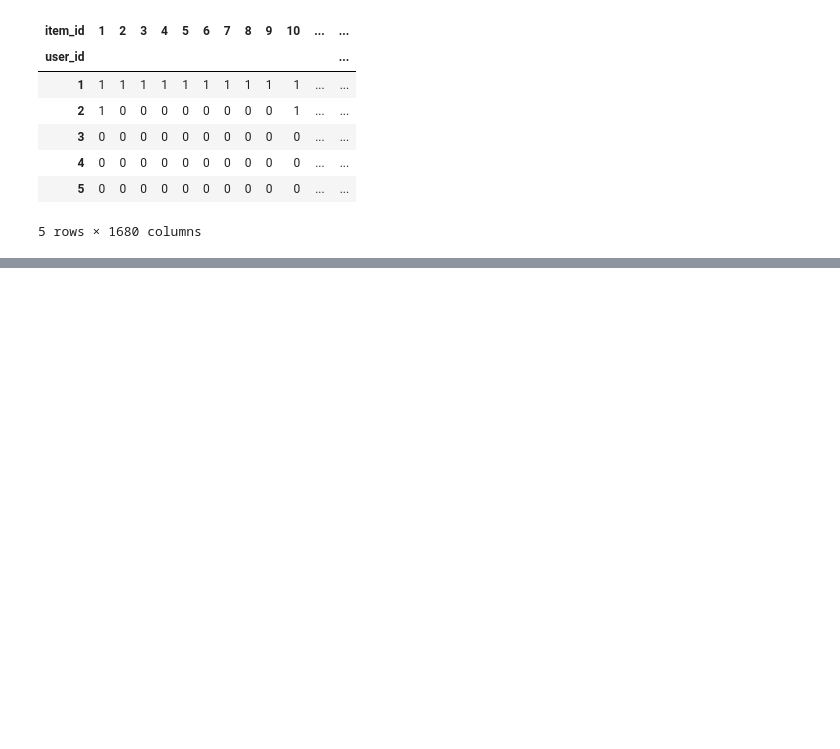
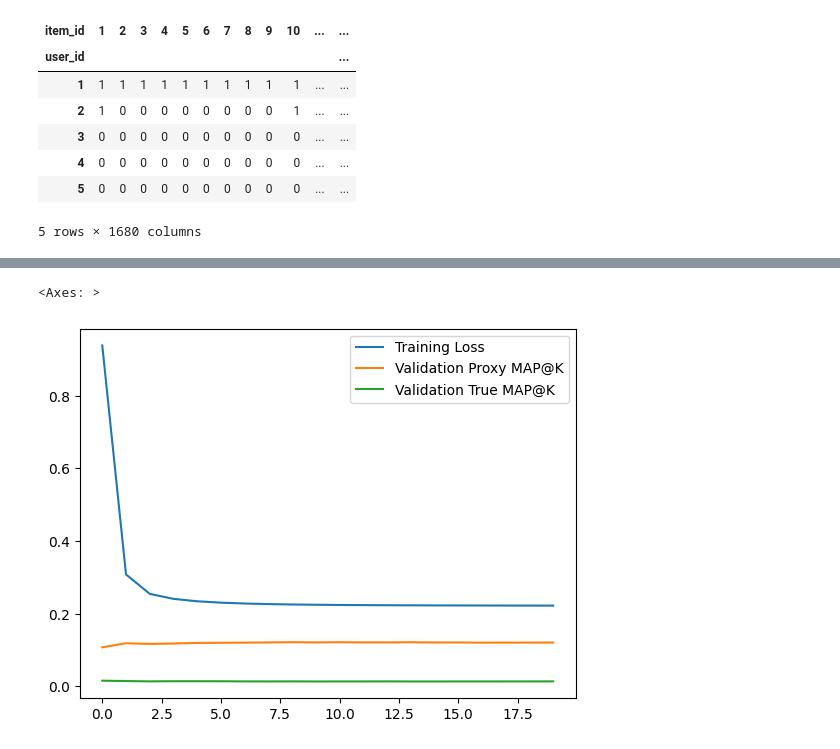
Before and after one commit to sebzhao/proxy-objective-recsys, a Jupyter notebook: movielens.ipynb, the cells around one changed output, grey strips where cells are left out. Drawn from its saved outputs; the diff is of its cells as text; code cells hidden in the pictures; blank space fills up the shorter version.

```diff
--- a/movielens.ipynb
+++ b/movielens.ipynb
@@ -203,0 +289,5 @@ sns.lineplot(x=range(1, len(losses)+1), y=losses)
+# %%
+sns.lineplot(data=data.iloc[:20], dashes=False)
+# %% [output]
+<Axes: >
+[figure, added]
```
Also changed, not shown: parts of 12 cells of this notebook.
